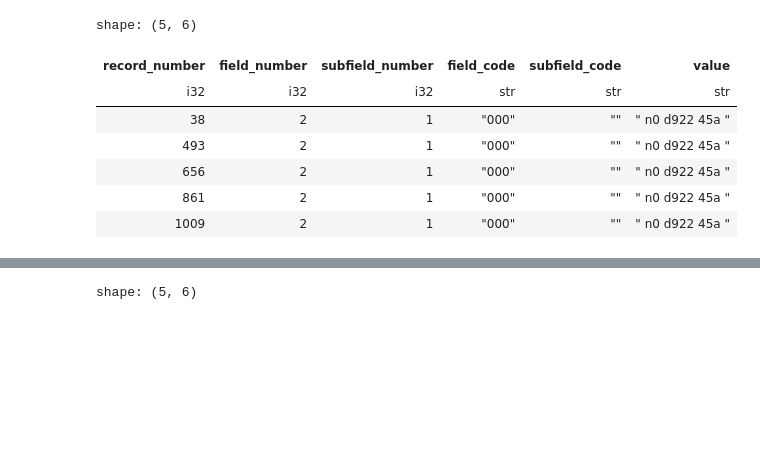
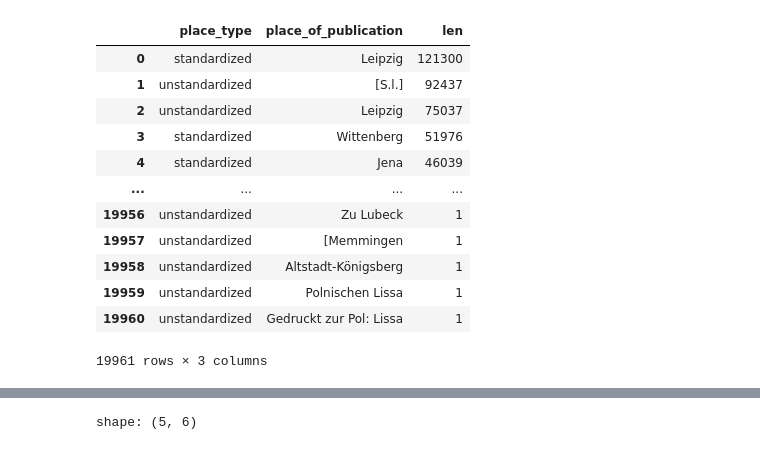
Before and after one commit to jluukkonen/books, a Jupyter notebook: src/jiemakel/scratch.ipynb, the cells around one changed output, grey strips where cells are left out. Cells and saved outputs as stored; diff of their text form; code cells hidden in the pictures; blank space fills up the shorter version.

```diff
--- a/src/jiemakel/scratch.ipynb
+++ b/src/jiemakel/scratch.ipynb
@@ -3,14 +3,19 @@ import hereutil
 hereutil.add_to_sys_path(hereutil.here())
 from src.common_basis_gizmosql import *
 # %%
-bnf.head(5).collect(backend='polars').to_native()
+p(f('all_places_of_publication').filter(c('source').is_in(['vd16','vd17','vd18'])).group_by(c('place_type'), c('place_of_publication')).agg(nw.len()).sort('len', descending=True)).to_pandas()
 # %% [output]
+|  | place_type | place_of_publication | len |
+| 0 | standardized | Leipzig | 121300 |
+| 1 | unstandardized | [S.l.] | 92437 |
+| 2 | unstandardized | Leipzig | 75037 |
+| 3 | standardized | Wittenberg | 51976 |
+| 4 | standardized | Jena | 46039 |
+| ... | ... | ... | ... |
+| 19956 | unstandardized | Zu Lubeck | 1 |
+| 19957 | unstandardized | [Memmingen | 1 |
+| 19958 | unstandardized | Altstadt-Königsberg | 1 |
+| 19959 | unstandardized | Polnischen Lissa | 1 |
+| 19960 | unstandardized | Gedruckt zur Pol: Lissa | 1 |
-shape: (5, 6)
+19961 rows × 3 columns
-| record_number | field_number | subfield_number | field_code | subfield_code | value |
-| i32 | i32 | i32 | str | str | str |
-| 38 | 2 | 1 | "000" | "" | " n0 d922 45a " |
-| 493 | 2 | 1 | "000" | "" | " n0 d922 45a " |
-| 656 | 2 | 1 | "000" | "" | " n0 d922 45a " |
-| 861 | 2 | 1 | "000" | "" | " n0 d922 45a " |
-| 1009 | 2 | 1 | "000" | "" | " n0 d922 45a " |
 # %%
```
Also changed, not shown: parts of 2 cells of this notebook, 11 other files.
